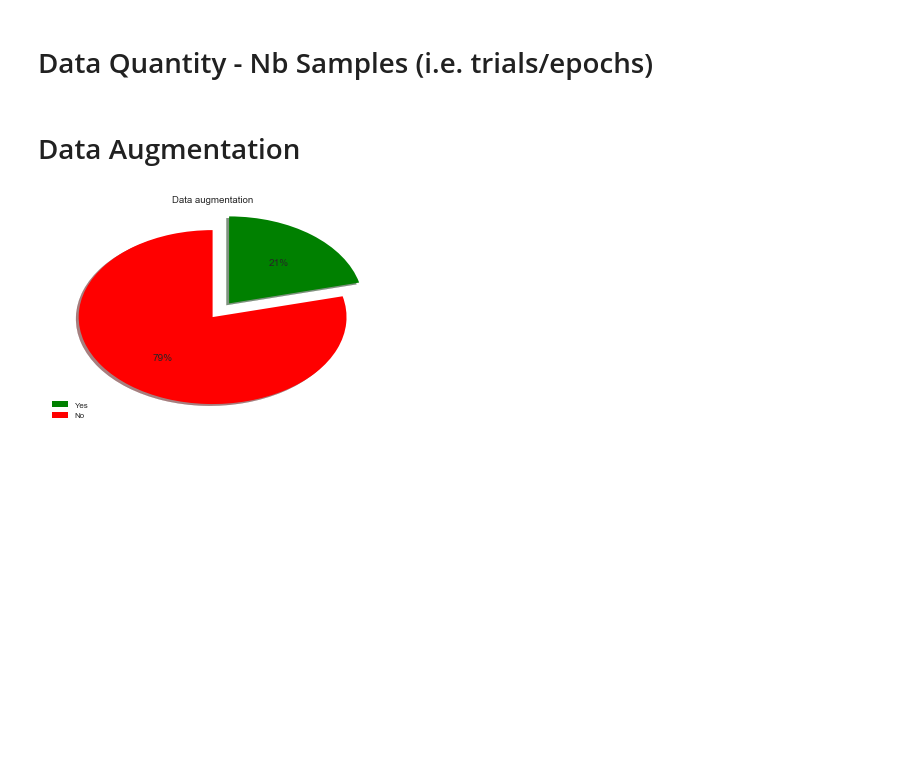
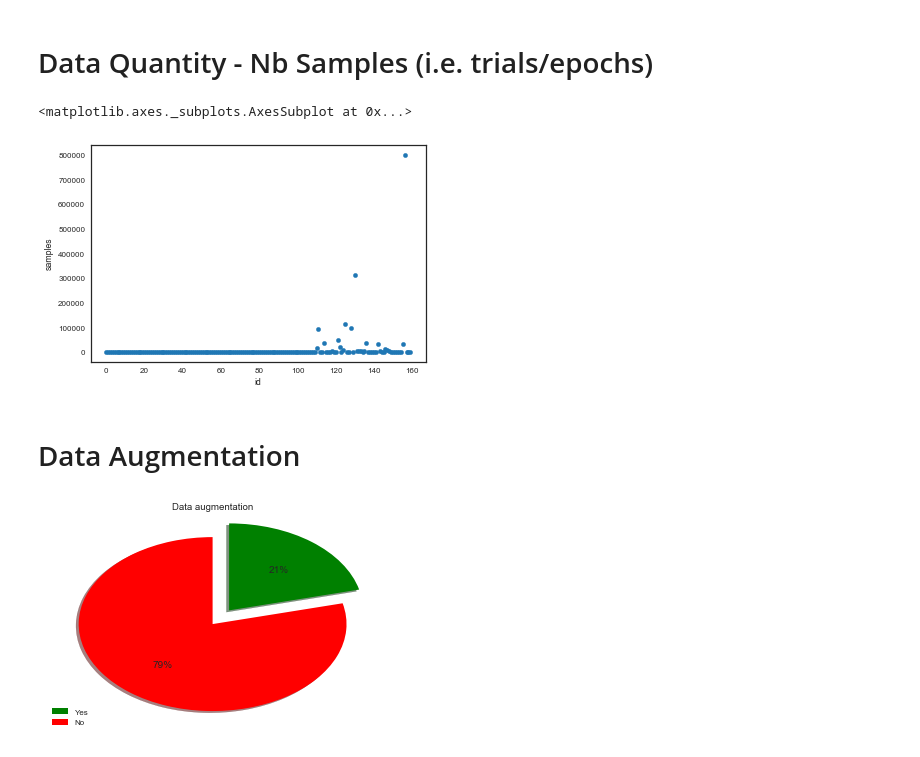
Before and after one commit to hubertjb/dl-eeg-review, a Jupyter notebook: notebooks/sandbox.ipynb, the cells around one changed output. Cells and saved outputs as stored; diff of their text form; code cells hidden in the pictures; blank space fills up the shorter version.

```diff
--- a/notebooks/sandbox.ipynb
+++ b/notebooks/sandbox.ipynb
@@ -201,0 +212,12 @@ ImportError: No module named 'tex_utils'
+# %%
+sub_ds = df['Data - samples'].dropna(axis=0, how='all')
+list_ds = [ds.split(";\n") for ds in sub_ds]
+sub_ds = [item for sublist in list_ds for item in sublist]
+
+df2 = pd.DataFrame(data={'samples':sub_ds, 'id':list(range(0, len(sub_ds)))})
+df2['samples'] = df2['samples'].astype('float')
+
+df2.plot(x='id', y='samples', kind='scatter')
+# %% [output]
+<matplotlib.axes._subplots.AxesSubplot at 0x...>
+[figure, added]
```
Also changed, not shown: parts of 12 cells of this notebook.
